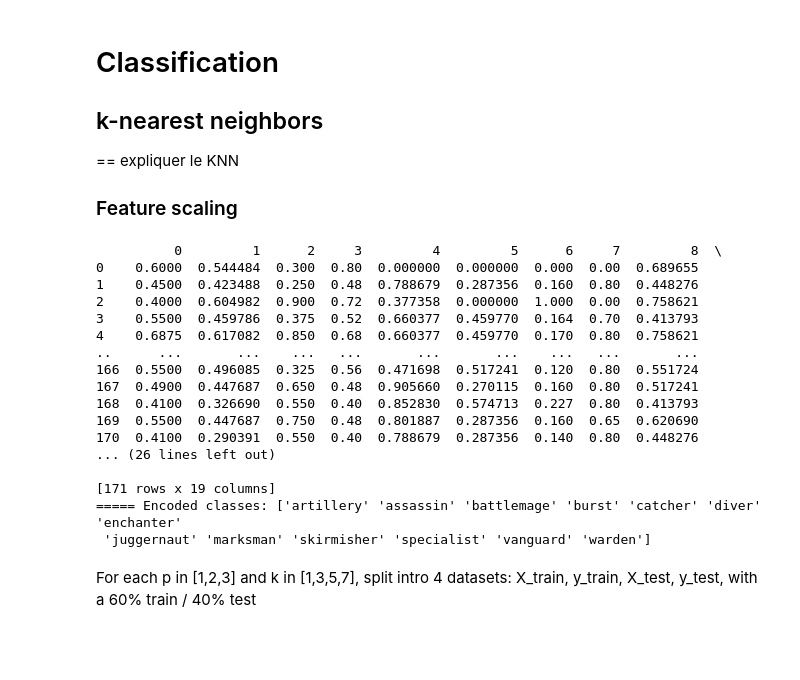
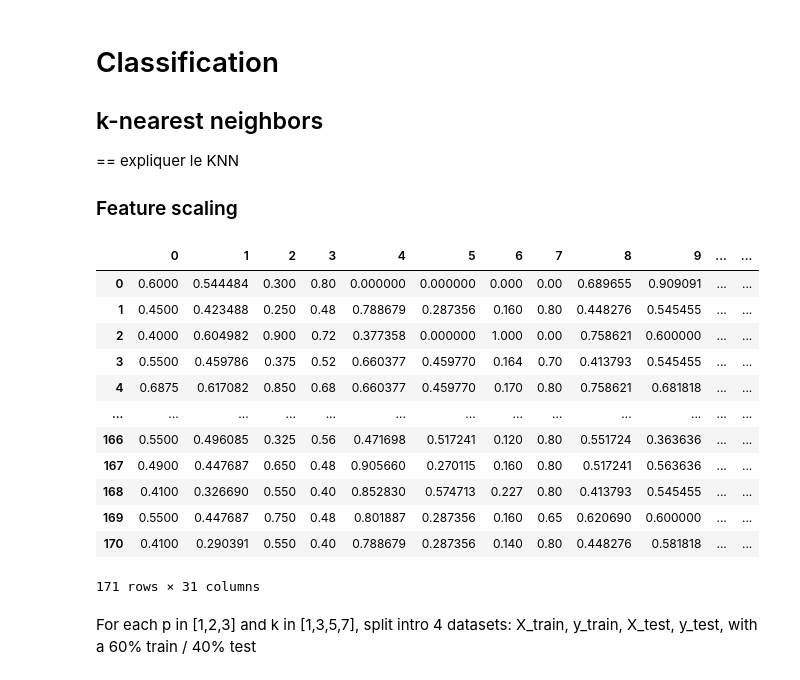
Before and after one commit to ustaN26/ApprentissageSupervise, a Jupyter notebook: classificationOfLolChampsByLaneAndType.ipynb, the cells around one changed output. Saved outputs shown, nothing was run; the diff lists cells and outputs as text; code cells hidden in the pictures; blank space fills up the shorter version.

Commit message:
preprocessing, analyse uni et multivariée, knn et methode de accu+recall moyen par hyperparametre

```diff
--- a/classificationOfLolChampsByLaneAndType.ipynb
+++ b/classificationOfLolChampsByLaneAndType.ipynb
@@ -154,0 +239,9 @@ Y = df[target_vars]
+# %%
+qualitative_vars_encoded = [col for col in qualitative_vars_encoded if col not in ["Ranged"]]
+X_quantitative=df_encoded[quantitative_vars]
+X_qualitative=df_encoded[qualitative_vars_encoded]
+X_total = pd.concat([X_quantitative,X_qualitative], axis=1)
+Y = df[target_vars]
+print(X_quantitative.columns)
+print(X_qualitative.columns)
+print(Y.columns)
@@ -162,36 +265,26 @@ Y = df[target_vars]
 # %%
 from sklearn.preprocessing import MinMaxScaler
 
 min_max_scaler = MinMaxScaler()
 min_max_scaler.fit(X_quantitative)
 scaled_quantitative = min_max_scaler.transform(X_quantitative)
 X_KNN = pd.concat([pd.DataFrame(scaled_quantitative),X_qualitative], axis=1)
 X_KNN.columns = X_KNN.columns.astype(str)
-print(X_KNN)
-from sklearn.preprocessing import LabelEncoder
-label_encoder = LabelEncoder()
-encoded_y = []
-encoded_y.append(label_encoder.fit_transform(Y.Class))
-print(f"===== Encoded classes: {label_encoder.classes_}")
-encoded_y = np.array(encoded_y).T
+pd.DataFrame(X_KNN)
 # %% [output]
+|  | 0 | 1 | 2 | 3 | 4 | 5 | 6 | 7 | 8 | 9 | ... | ... |
+| 0 | 0.6000 | 0.544484 | 0.300 | 0.80 | 0.000000 | 0.000000 | 0.000 | 0.00 | 0.689655 | 0.909091 | ... | ... |
+| 1 | 0.4500 | 0.423488 | 0.250 | 0.48 | 0.788679 | 0.287356 | 0.160 | 0.80 | 0.448276 | 0.545455 | ... | ... |
+| 2 | 0.4000 | 0.604982 | 0.900 | 0.72 | 0.377358 | 0.000000 | 1.000 | 0.00 | 0.758621 | 0.600000 | ... | ... |
+| 3 | 0.5500 | 0.459786 | 0.375 | 0.52 | 0.660377 | 0.459770 | 0.164 | 0.70 | 0.413793 | 0.545455 | ... | ... |
+| 4 | 0.6875 | 0.617082 | 0.850 | 0.68 | 0.660377 | 0.459770 | 0.170 | 0.80 | 0.758621 | 0.681818 | ... | ... |
+| ... | ... | ... | ... | ... | ... | ... | ... | ... | ... | ... | ... | ... |
+| 166 | 0.5500 | 0.496085 | 0.325 | 0.56 | 0.471698 | 0.517241 | 0.120 | 0.80 | 0.551724 | 0.363636 | ... | ... |
+| 167 | 0.4900 | 0.447687 | 0.650 | 0.48 | 0.905660 | 0.270115 | 0.160 | 0.80 | 0.517241 | 0.563636 | ... | ... |
+| 168 | 0.4100 | 0.326690 | 0.550 | 0.40 | 0.852830 | 0.574713 | 0.227 | 0.80 | 0.413793 | 0.545455 | ... | ... |
+| 169 | 0.5500 | 0.447687 | 0.750 | 0.48 | 0.801887 | 0.287356 | 0.160 | 0.65 | 0.620690 | 0.600000 | ... | ... |
+| 170 | 0.4100 | 0.290391 | 0.550 | 0.40 | 0.788679 | 0.287356 | 0.140 | 0.80 | 0.448276 | 0.581818 | ... | ... |
-          0         1      2     3         4         5      6     7         8  \
-0    0.6000  0.544484  0.300  0.80  0.000000  0.000000  0.000  0.00  0.689655
-1    0.4500  0.423488  0.250  0.48  0.788679  0.287356  0.160  0.80  0.448276
-2    0.4000  0.604982  0.900  0.72  0.377358  0.000000  1.000  0.00  0.758621
-3    0.5500  0.459786  0.375  0.52  0.660377  0.459770  0.164  0.70  0.413793
-4    0.6875  0.617082  0.850  0.68  0.660377  0.459770  0.170  0.80  0.758621
-..      ...       ...    ...   ...       ...       ...    ...   ...       ...
-166  0.5500  0.496085  0.325  0.56  0.471698  0.517241  0.120  0.80  0.551724
-167  0.4900  0.447687  0.650  0.48  0.905660  0.270115  0.160  0.80  0.517241
-168  0.4100  0.326690  0.550  0.40  0.852830  0.574713  0.227  0.80  0.413793
-169  0.5500  0.447687  0.750  0.48  0.801887  0.287356  0.160  0.65  0.620690
-170  0.4100  0.290391  0.550  0.40  0.788679  0.287356  0.140  0.80  0.448276
-... (26 lines left out)
-
-[171 rows x 19 columns]
-===== Encoded classes: ['artillery' 'assassin' 'battlemage' 'burst' 'catcher' 'diver' 'enchanter'
- 'juggernaut' 'marksman' 'skirmisher' 'specialist' 'vanguard' 'warden']
+171 rows × 31 columns
 # %% [markdown]
 For each p in [1,2,3] and k in [1,3,5,7], split intro 4 datasets: X_train, y_train, X_test, y_test, with a 60% train / 40% test
 # %% [markdown]
```
Also changed, not shown: parts of 11 cells of this notebook.
